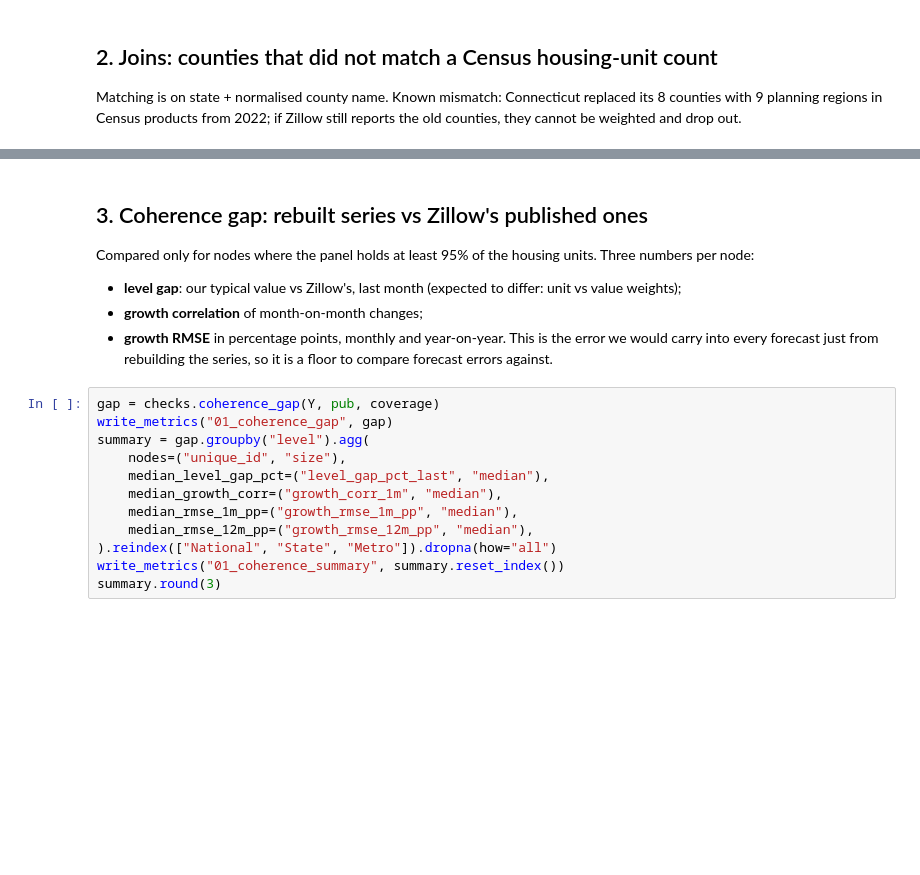
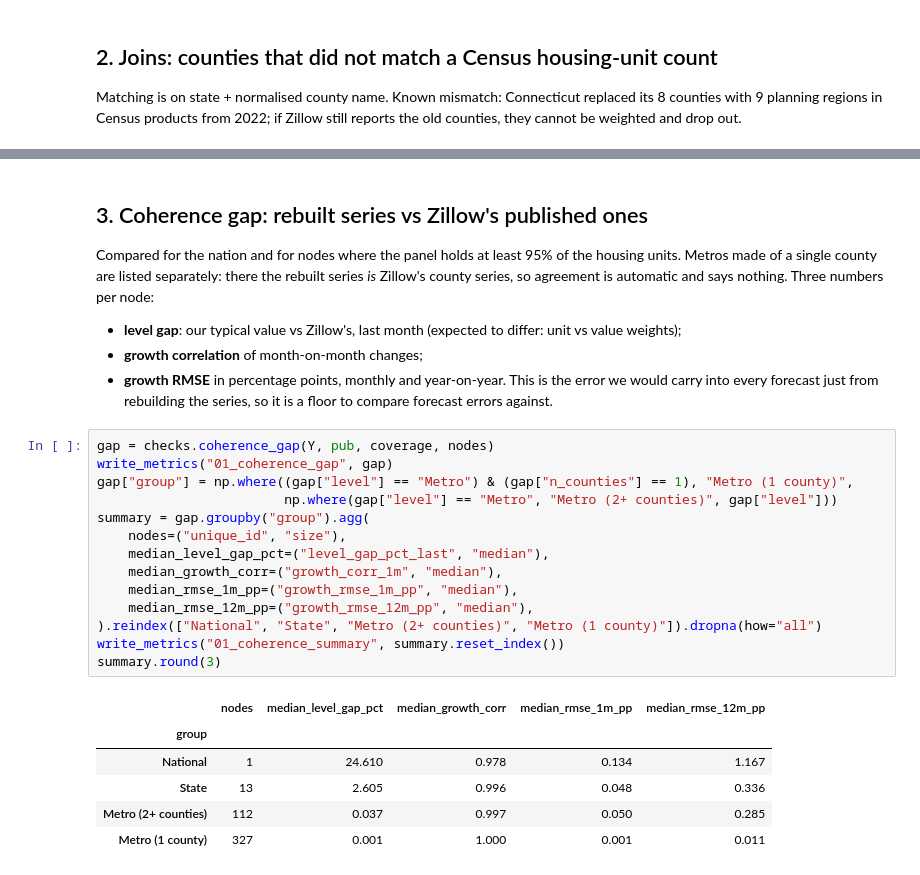
Before and after one commit to janeruxi1/housing-hierarchical-forecast, a Jupyter notebook: notebooks/01_data_audit.ipynb, the cells around one changed output, grey strips where cells are left out. Drawn from its saved outputs; the diff is of its cells as text; blank space fills up the shorter version.

```diff
--- a/notebooks/01_data_audit.ipynb
+++ b/notebooks/01_data_audit.ipynb
@@ -85,24 +110,35 @@ pd.Series(audit["unmatched_counties_by_state"], name="unmatched counties").to_fr
 # %% [markdown]
 ## 3. Coherence gap: rebuilt series vs Zillow's published ones
 
-Compared only for nodes where the panel holds at least 95% of the housing units. Three numbers per node:
+Compared for the nation and for nodes where the panel holds at least 95% of the housing units.
+Metros made of a single county are listed separately: there the rebuilt series *is* Zillow's
+county series, so agreement is automatic and says nothing. Three numbers per node:
 * **level gap**: our typical value vs Zillow's, last month (expected to differ: unit vs value weights);
 * **growth correlation** of month-on-month changes;
 * **growth RMSE** in percentage points, monthly and year-on-year. This is the error we would
   carry into every forecast just from rebuilding the series, so it is a floor to compare
   forecast errors against.
 # %%
-gap = checks.coherence_gap(Y, pub, coverage)
+gap = checks.coherence_gap(Y, pub, coverage, nodes)
 write_metrics("01_coherence_gap", gap)
-summary = gap.groupby("level").agg(
+gap["group"] = np.where((gap["level"] == "Metro") & (gap["n_counties"] == 1), "Metro (1 county)",
+                        np.where(gap["level"] == "Metro", "Metro (2+ counties)", gap["level"]))
+summary = gap.groupby("group").agg(
     nodes=("unique_id", "size"),
     median_level_gap_pct=("level_gap_pct_last", "median"),
     median_growth_corr=("growth_corr_1m", "median"),
     median_rmse_1m_pp=("growth_rmse_1m_pp", "median"),
     median_rmse_12m_pp=("growth_rmse_12m_pp", "median"),
-).reindex(["National", "State", "Metro"]).dropna(how="all")
+).reindex(["National", "State", "Metro (2+ counties)", "Metro (1 county)"]).dropna(how="all")
 write_metrics("01_coherence_summary", summary.reset_index())
 summary.round(3)
+# %% [output]
+|  | nodes | median_level_gap_pct | median_growth_corr | median_rmse_1m_pp | median_rmse_12m_pp |
+| group |  |  |  |  |  |
+| National | 1 | 24.610 | 0.978 | 0.134 | 1.167 |
+| State | 13 | 2.605 | 0.996 | 0.048 | 0.336 |
+| Metro (2+ counties) | 112 | 0.037 | 0.997 | 0.050 | 0.285 |
+| Metro (1 county) | 327 | 0.001 | 1.000 | 0.001 | 0.011 |
 # %%
 us = Y[Y["unique_id"] == "US"].set_index("ds")["typical_value"]
 zus = checks.published_ids(pub).query("unique_id == 'US'").set_index("date")["zhvi"]
```
Also changed, not shown: parts of 11 cells of this notebook, 30 other files.
